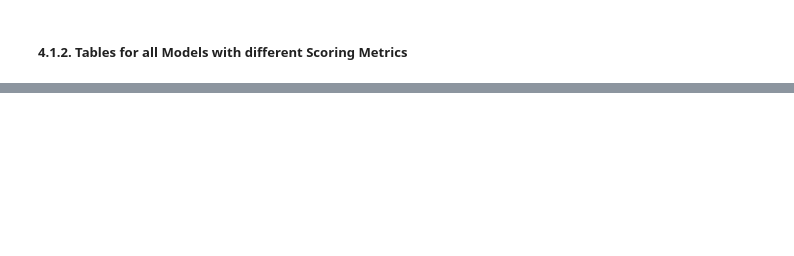
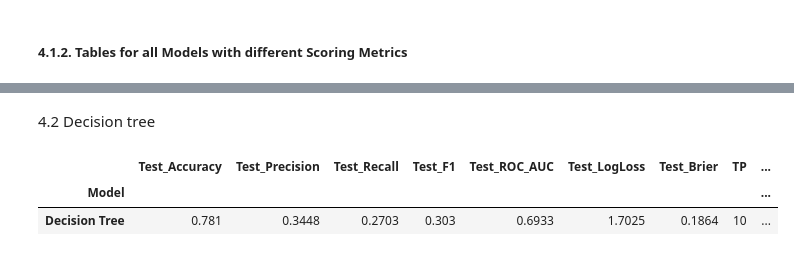
Before and after one commit to Avisonix/AML-Gruppe30, a Jupyter notebook: src/aml/data.ipynb, the cells around one changed output, grey strips where cells are left out. Cells and saved outputs as stored; diff of their text form; code cells hidden in the pictures; blank space fills up the shorter version.

```diff
--- a/src/aml/data.ipynb
+++ b/src/aml/data.ipynb
@@ -1236,0 +1116,47 @@ ChildProcessError: [Errno 10] No child processes
+# %% [markdown]
+4.2 Decision tree
+# %%
+dt_best = dt_grid.best_estimator_
+
+y_pred_test_dt = dt_best.predict(X_test)
+
+# DecisionTreeClassifier supports predict_proba
+y_proba_test_dt = dt_best.predict_proba(X_test)[:, 1]
+
+# 3) Confusion matrix -> TN, FP, FN, TP
+tn_dt, fp_dt, fn_dt, tp_dt = confusion_matrix(
+    y_test, y_pred_test_dt, labels=[0, 1]
+).ravel()
+
+# 4) Classification KPIs (test)
+dt_test_acc = accuracy_score(y_test, y_pred_test_dt)
+dt_test_prec = precision_score(y_test, y_pred_test_dt, zero_division=0)
+dt_test_rec = recall_score(y_test, y_pred_test_dt, zero_division=0)
+dt_test_f1 = f1_score(y_test, y_pred_test_dt, zero_division=0)
+
+# Probability-based metrics
+dt_test_roc_auc = roc_auc_score(y_test, y_proba_test_dt)
+dt_test_logloss = log_loss(y_test, y_proba_test_dt, labels=[0, 1])   # cross-entropy
+dt_test_brier = brier_score_loss(y_test, y_proba_test_dt)
+
+# 5) One-row results table
+dt_test_results = pd.DataFrame([{
+    "Model": "Decision Tree",
+
+    "Test_Accuracy": dt_test_acc,
+    "Test_Precision": dt_test_prec,
+    "Test_Recall": dt_test_rec,
+    "Test_F1": dt_test_f1,
+
+    "Test_ROC_AUC": dt_test_roc_auc,
+    "Test_LogLoss": dt_test_logloss,
+    "Test_Brier": dt_test_brier,
+
+    "TP": tp_dt, "FP": fp_dt, "TN": tn_dt, "FN": fn_dt
+}]).set_index("Model")
+
+display(dt_test_results.round(4))
+# %% [output]
+|  | Test_Accuracy | Test_Precision | Test_Recall | Test_F1 | Test_ROC_AUC | Test_LogLoss | Test_Brier | TP | ... |
+| Model |  |  |  |  |  |  |  |  | ... |
+| Decision Tree | 0.781 | 0.3448 | 0.2703 | 0.303 | 0.6933 | 1.7025 | 0.1864 | 10 | ... |
```
Also changed, not shown: parts of 17 cells of this notebook.
